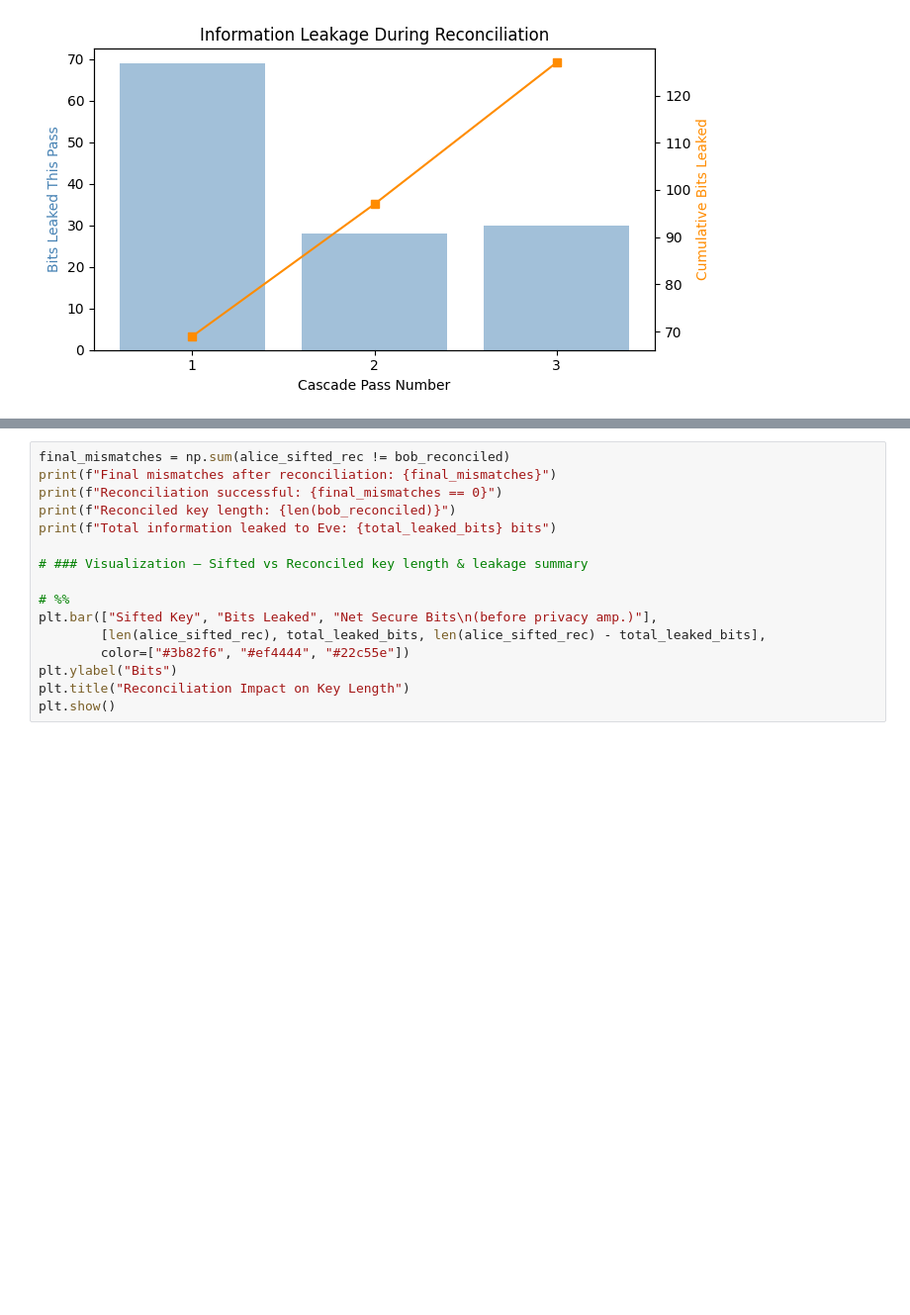
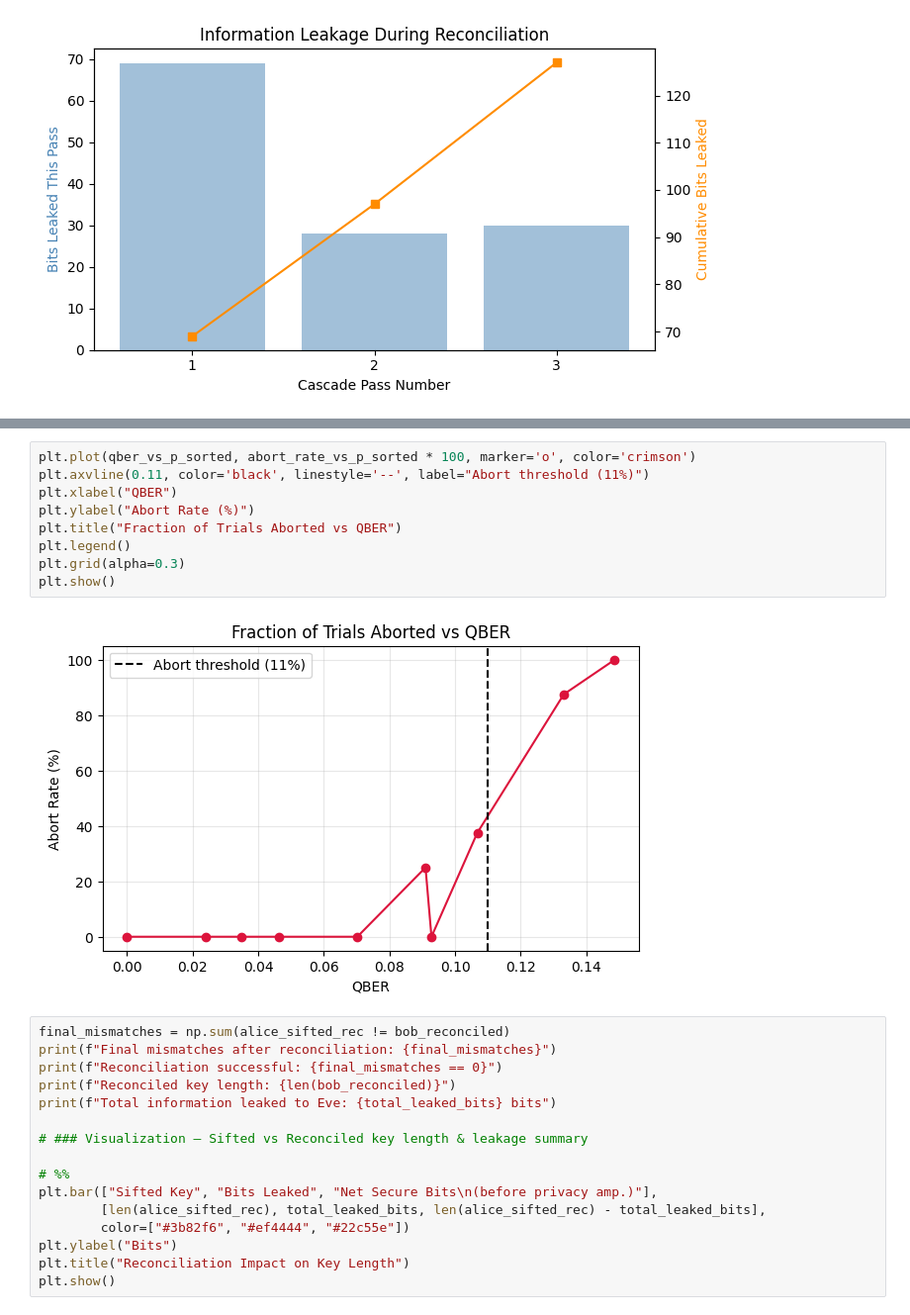
Before and after one commit to mmud/QKD-Alex-Hackathon, a Jupyter notebook: bb84_local.ipynb, the cells around one changed output, grey strips where cells are left out. Shown at 99% size. Cells and saved outputs as stored; diff of their text form; blank space fills up the shorter version.

```diff
--- a/bb84_local.ipynb
+++ b/bb84_local.ipynb
@@ -761,3 +760,14 @@ Reconciliation efficiency (actual/theoretical, closer to 1.0 = better):
+# %%
+plt.plot(qber_vs_p_sorted, abort_rate_vs_p_sorted * 100, marker='o', color='crimson')
+plt.axvline(0.11, color='black', linestyle='--', label="Abort threshold (11%)")
+plt.xlabel("QBER")
+plt.ylabel("Abort Rate (%)")
+plt.title("Fraction of Trials Aborted vs QBER")
+plt.legend()
+plt.grid(alpha=0.3)
+plt.show()
+# %% [output]
+[figure, added]
 # %%
 final_mismatches = np.sum(alice_sifted_rec != bob_reconciled)
 print(f"Final mismatches after reconciliation: {final_mismatches}")
```
Also changed, not shown: parts of 11 cells of this notebook.
